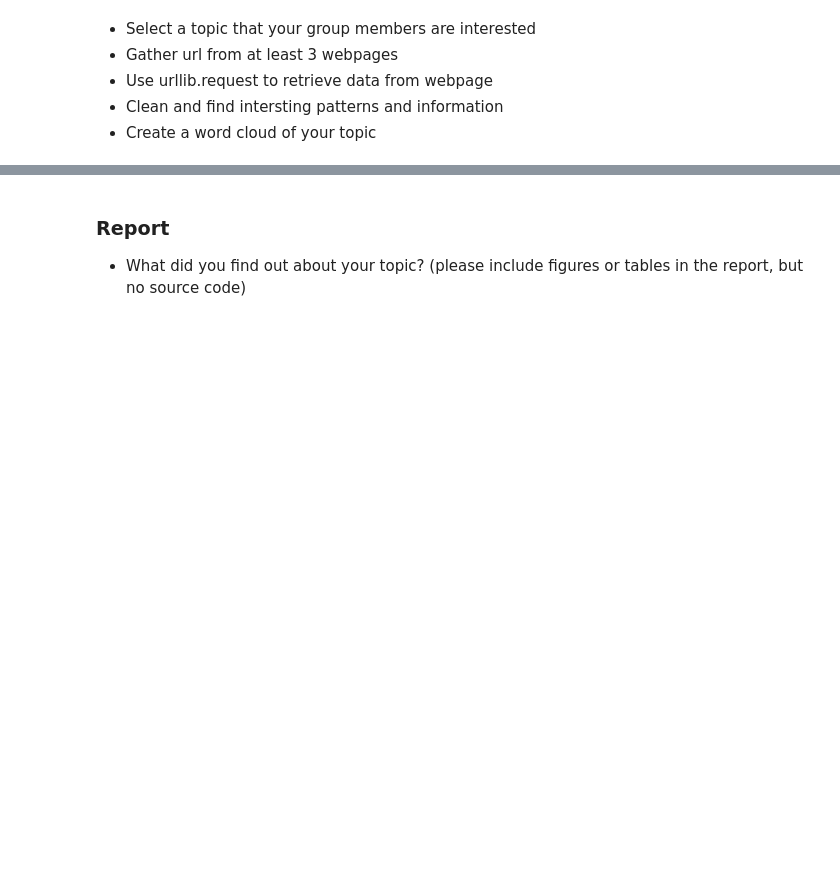
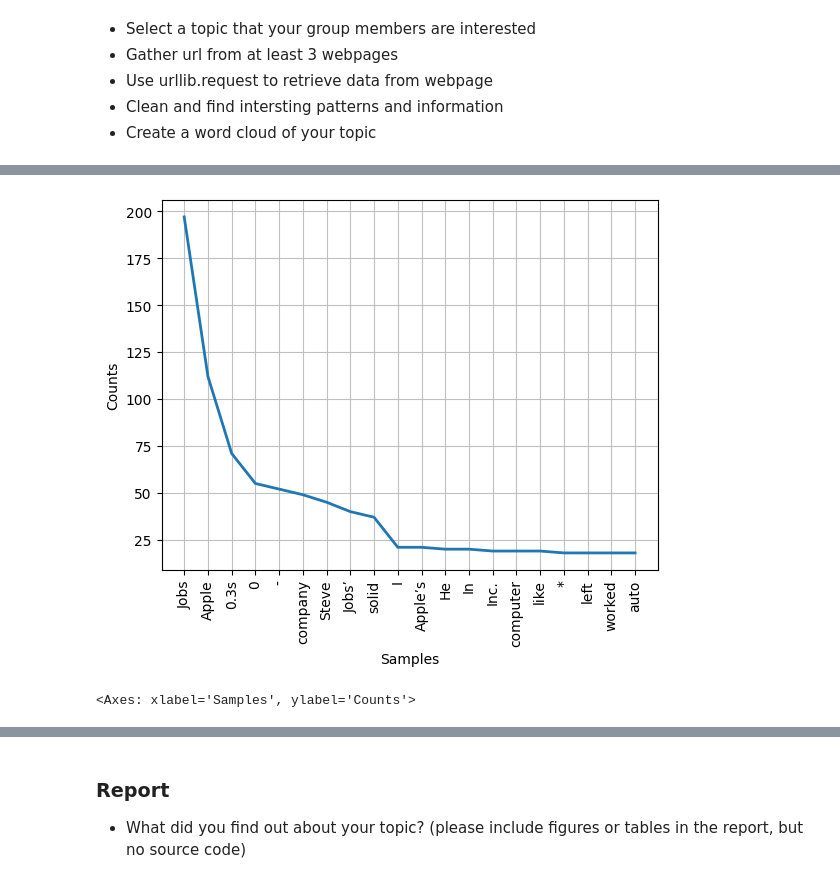
Before and after one commit to kwansawanth/bggdata, a Jupyter notebook: Project1_66.ipynb, the cells around one changed output, grey strips where cells are left out. Saved outputs shown, nothing was run; the diff lists cells and outputs as text; code cells hidden in the pictures; blank space fills up the shorter version.

```diff
--- a/Project1_66.ipynb
+++ b/Project1_66.ipynb
@@ -333,0 +390,6 @@ We are working with the Trip Advisor Hotel Reviews dataset. You can see the sour
+# %%
+clean_tokens_app_stv = tokens_app_stv[:]
+# remove stop words
+for token in tokens_app_stv:
+    if token in ap:
+        clean_tokens_app_stv.remove(token)
@@ -333,0 +408,6 @@ We are working with the Trip Advisor Hotel Reviews dataset. You can see the sour
+# %%
+fre_app_stv = nltk.FreqDist(clean_tokens_app_stv)
+fre_app_stv.plot(20, cumulative=False)
+# %% [output]
+[figure, added]
+<Axes: xlabel='Samples', ylabel='Counts'>
```
Also changed, not shown: parts of 23 cells of this notebook.
